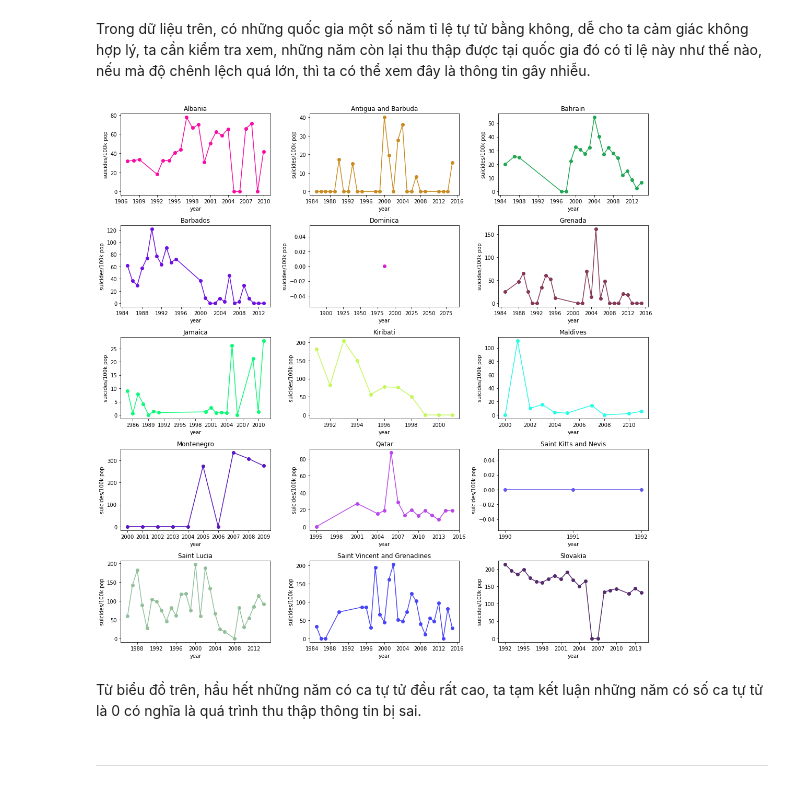
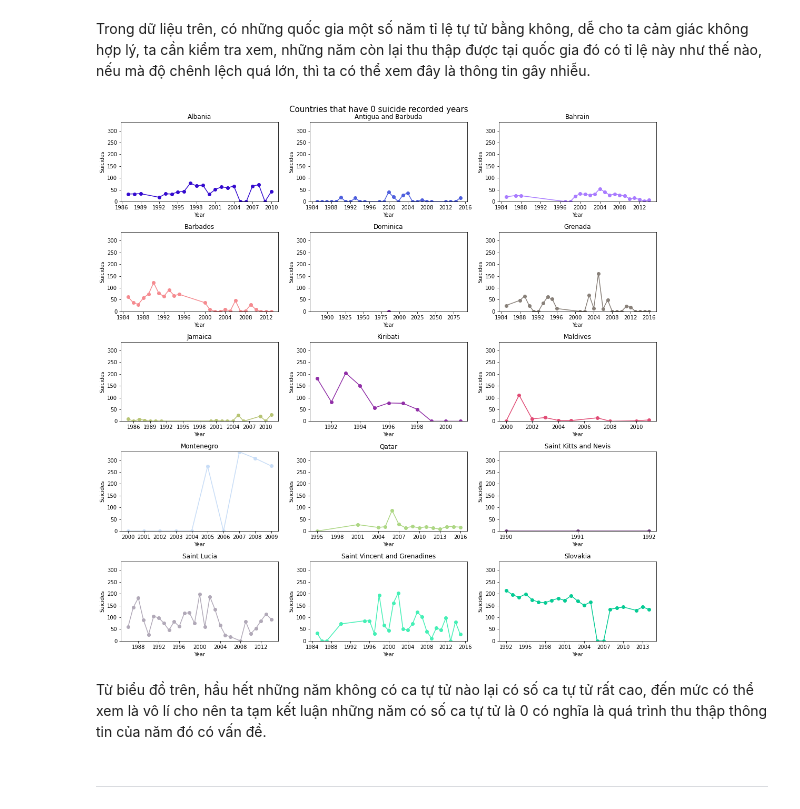
Before and after one commit to huynguyen1999/FinalProject-P4DS, a Jupyter notebook: 1712496-1712556.ipynb, the cells around one changed output. Saved outputs shown, nothing was run; the diff lists cells and outputs as text; code cells hidden in the pictures.

```diff
--- a/1712496-1712556.ipynb
+++ b/1712496-1712556.ipynb
@@ -102,14 +101,15 @@ dtype: object
 # %%
 def get_type(e):
     return type(e[0])
+
 
 def open_object_dtype(s):
     dtypes = set()
     dtypes.update(np.apply_along_axis(get_type, 1, s.values[:, np.newaxis]))
     return dtypes
 
-assert open_object_dtype(suicide_df['country']) == {str}
-assert open_object_dtype(suicide_df['sex']) == {str}
-assert open_object_dtype(suicide_df['age']) == {str}
-assert open_object_dtype(suicide_df['country-year']) == {str}
-assert open_object_dtype(suicide_df['generation']) == {str}
+
+object_type_columns = np.array(
+    ['country', 'sex', 'age', 'country-year', 'generation'])
+for col in object_type_columns:
+    print(f"Cột '{col}' có kiểu: {open_object_dtype(suicide_df[col])}")
@@ -225,31 +253,17 @@ suicide_df.drop(year_filter_indicies, axis=0, inplace=True)
 ### Trường hợp các quốc gia có năm tỉ lệ tự tử bằng không
 # %% [markdown]
 Trong dữ liệu trên, có những quốc gia một số năm tỉ lệ tự tử bằng không, dễ cho ta cảm giác không hợp lý, ta cần kiểm tra xem, những năm còn lại thu thập được tại quốc gia đó có tỉ lệ này như thế nào, nếu mà độ chênh lệch quá lớn, thì ta có thể xem đây là thông tin gây nhiễu.
-# %%
-suicides_sum_df = suicide_df.groupby(['country',
-                                          'year'])['suicides/100k pop'].sum()
-zero_suicide_countries = suicides_sum_df[suicides_sum_df == 0].index.get_level_values('country').unique().tolist()
-# đối với tất cả các quốc gia này, vẽ biểu đồ thể hiện tỉ lệ tự tử những năm recorded đc
-suicides_sum_df = suicides_sum_df.loc[suicides_sum_df.index.get_level_values('country').isin(zero_suicide_countries)]
-
-fig, ax = plt.subplots(5,3, figsize=(15,15))
-
-colors = np.random.rand(15,3)
-for index, country in enumerate(zero_suicide_countries):
-    years = suicides_sum_df[country].index
-    suicides_sum = suicides_sum_df[country].values
-    #plot
-    row, col  = int(index/3), index%3
-    ax[row,col].xaxis.set_major_locator(plt.MaxNLocator(integer=True))
-    ax[row, col].plot(years,suicides_sum, marker='o',color=colors[index])
-    ax[row, col].set_title(country)
-    ax[row, col].set_xlabel('year')
-    ax[row, col].set_ylabel('suicides/100k pop')
-fig.tight_layout()
-# %% [output]
-[figure, removed]
+# %%
+suicides_by_country_df = suicide_df.groupby(['country','year'])['suicides/100k pop'].sum()
+zero_suicide_countries = suicides_by_country_df[suicides_by_country_df == 0].\
+                            index.get_level_values('country').unique().tolist()
+suicides_by_country_df = suicides_by_country_df.loc[suicides_by_country_df.\
+                            index.get_level_values('country').isin(zero_suicide_countries)]
+draw_graph(len(zero_suicide_countries), suicides_by_country_df, zero_suicide_countries, 'Countries that have 0 suicide recorded years')
+# %% [output]
+[figure, added]
 # %% [markdown]
-Từ biểu đồ trên, hầu hết những năm có ca tự tử đều rất cao, ta tạm kết luận những năm có số ca tự tử là 0 có nghĩa là quá trình thu thập thông tin bị sai.
+Từ biểu đồ trên, hầu hết những năm không có ca tự tử nào lại có số ca tự tử rất cao, đến mức có thể xem là vô lí cho nên ta tạm kết luận những năm có số ca tự tử là 0 có nghĩa là quá trình thu thập thông tin của năm đó có vấn đề.
 # %% [markdown]
 ---
 # %% [markdown]
```
Also changed, not shown: parts of 73 cells of this notebook.
